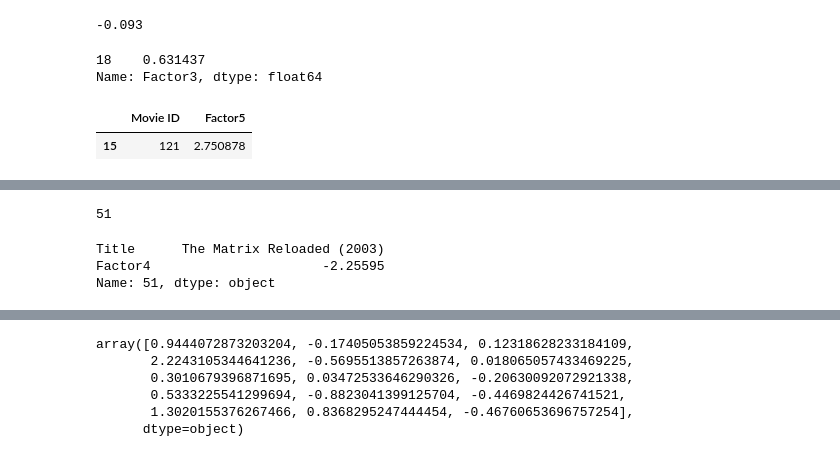
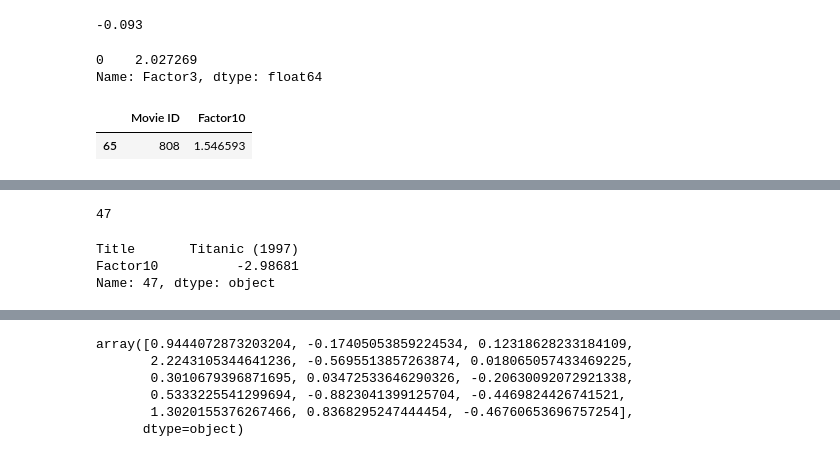
Before and after one commit to BhagwatPriyanka/Data-Science-and-Decision-Making, a Jupyter notebook: Lab4/My_Recommender.ipynb, the cells around one changed output, grey strips where cells are left out. Drawn from its saved outputs; the diff is of its cells as text; code cells hidden in the pictures.

```diff
--- a/Lab4/My_Recommender.ipynb
+++ b/Lab4/My_Recommender.ipynb
@@ -257,15 +257,15 @@ round(-0.09349, 3)
 # %% [output]
 -0.093
 # %%
-quiz_items.loc[quiz_items['Movie ID']==141, 'Factor3']
+quiz_items.loc[quiz_items['Movie ID']==11, 'Factor3']
 # %% [output]
-18    0.631437
+0    2.027269
 Name: Factor3, dtype: float64
 # %%
-(quiz_items.loc[quiz_items['Factor5']==np.max(quiz_items['Factor5']), ['Movie ID', 'Factor5']])
+(quiz_items.loc[quiz_items['Factor10']==np.max(quiz_items['Factor10']), ['Movie ID', 'Factor10']])
 # %% [output]
-|  | Movie ID | Factor5 |
-| 15 | 121 | 2.750878 |
+|  | Movie ID | Factor10 |
+| 65 | 808 | 1.546593 |
 # %%
 quiz_items.head()
 # %% [output]
@@ -276,13 +276,13 @@ quiz_items.head()
 | 3 | 14 | American Beauty (1999) | -0.634531 | 2.186059 | -0.066681 | 0.086197 | 0.517558 | -0.185319 | -0.412352 | 0.063841 | 0.075937 | ... |
 | 4 | 22 | Pirates of the Caribbean: The Cur... | 0.517348 | -1.456763 | 0.369161 | 0.073903 | -0.098332 | -0.594722 | 0.828888 | 0.033626 | -0.707414 | ... |
 # %%
-np.argmin(quiz_items.loc[:, 'Factor4'].values)
+np.argmin(quiz_items.loc[:, 'Factor10'].values)
 # %% [output]
-51
+47
 # %%
-quiz_items.loc[51, ['Title', 'Factor4']]
+quiz_items.loc[47, ['Title', 'Factor10']]
 # %% [output]
-Title      The Matrix Reloaded (2003)
-Factor4                      -2.25595
-Name: 51, dtype: object
+Title       Titanic (1997)
+Factor10          -2.98681
+Name: 47, dtype: object
 # %%
```
Also changed, not shown: parts of 20 cells of this notebook.
